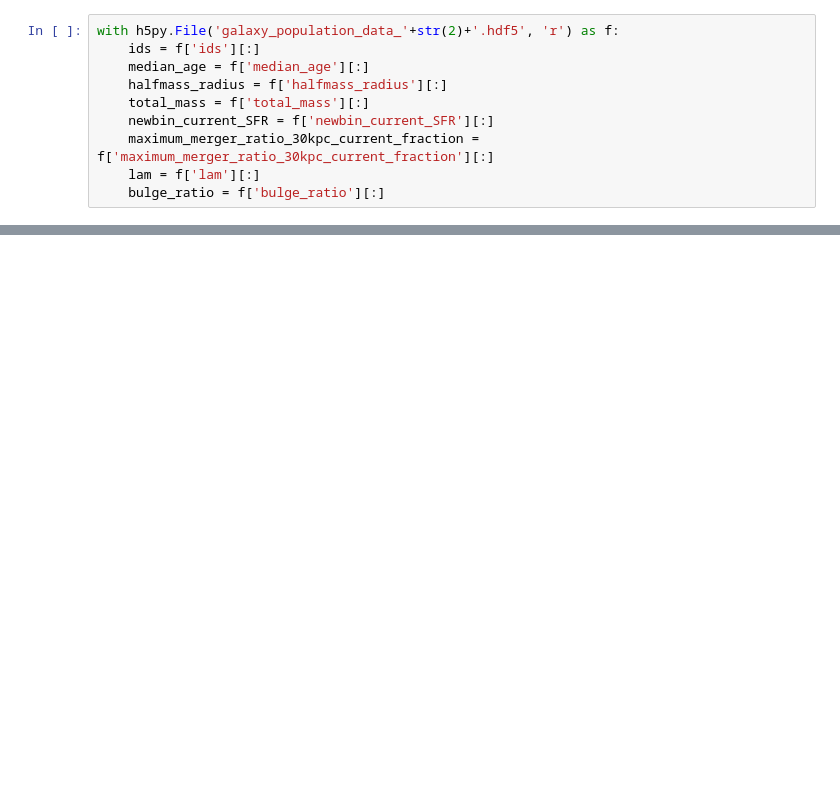
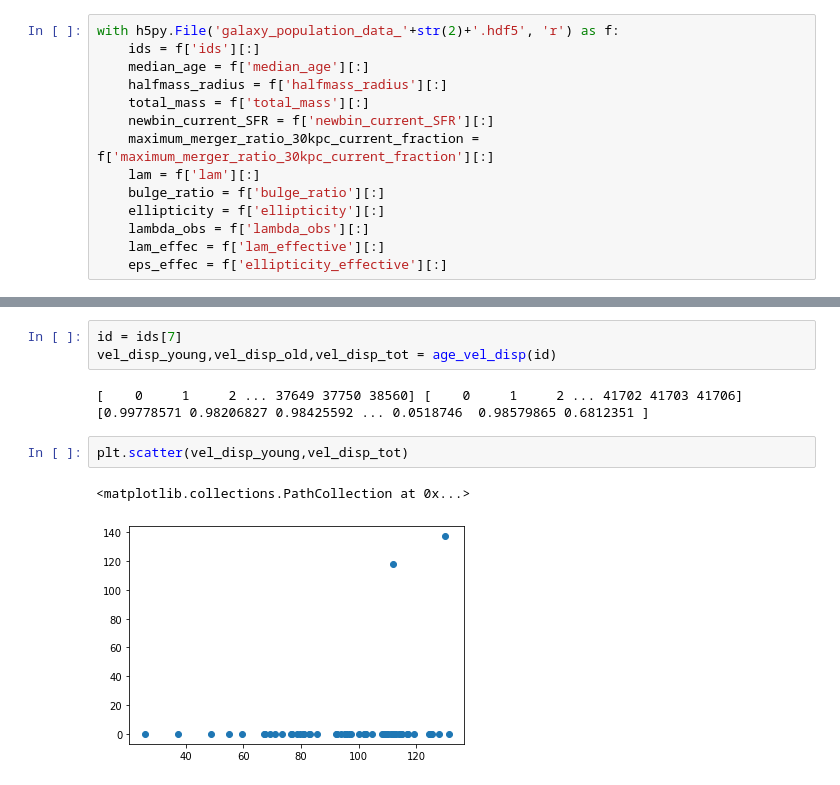
Before and after one commit to moira-andrews/Pathak_2021, a Jupyter notebook: Scratch.ipynb, the cells around one changed output, grey strips where cells are left out. Drawn from its saved outputs; the diff is of its cells as text; blank space fills up the shorter version.

```diff
--- a/Scratch.ipynb
+++ b/Scratch.ipynb
@@ -21,3 +19,7 @@ with h5py.File('galaxy_population_data_'+str(2)+'.hdf5', 'r') as f:
     maximum_merger_ratio_30kpc_current_fraction = f['maximum_merger_ratio_30kpc_current_fraction'][:]
     lam = f['lam'][:]
     bulge_ratio = f['bulge_ratio'][:]
+    ellipticity = f['ellipticity'][:]
+    lambda_obs = f['lambda_obs'][:]
+    lam_effec = f['lam_effective'][:]
+    eps_effec = f['ellipticity_effective'][:]
@@ -96,0 +26,10 @@ for i in i_list:
+# %%
+id = ids[7]
+vel_disp_young,vel_disp_old,vel_disp_tot = age_vel_disp(id)
+# %% [output]
+[    0     1     2 ... 37649 37750 38560] [    0     1     2 ... 41702 41703 41706] [0.99778571 0.98206827 0.98425592 ... 0.0518746  0.98579865 0.6812351 ]
+# %%
+plt.scatter(vel_disp_young,vel_disp_tot)
+# %% [output]
+<matplotlib.collections.PathCollection at 0x...>
+[figure, added]
```
Also changed, not shown: parts of 7 cells of this notebook, 2 other files.
